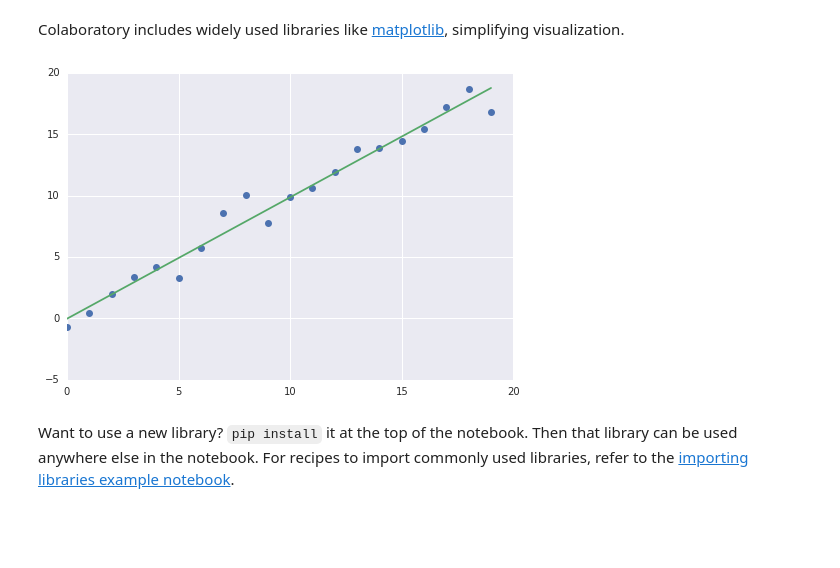
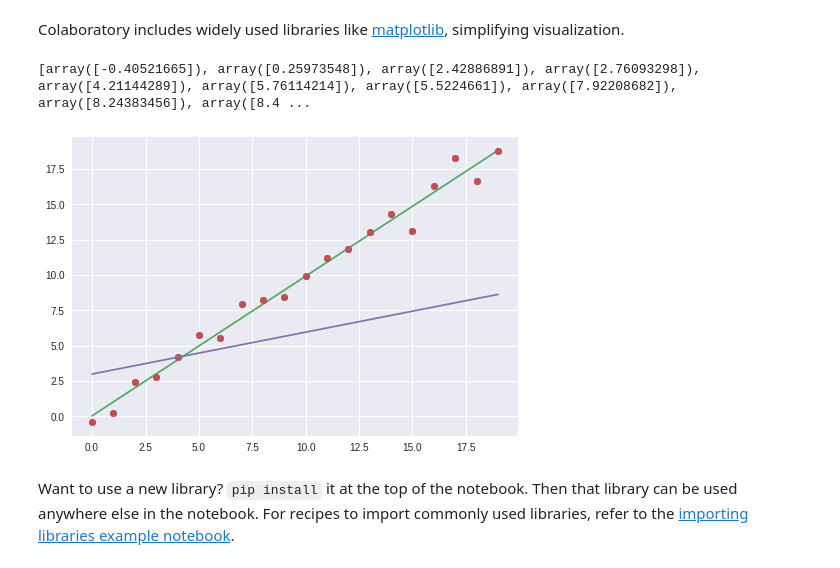
Before and after one commit to Huxwell/colab_tutorial, a Jupyter notebook: Hello,_Colaboratory.ipynb, the cells around one changed output. Drawn from its saved outputs; the diff is of its cells as text; code cells hidden in the pictures; blank space fills up the shorter version.

```diff
--- a/Hello,_Colaboratory.ipynb
+++ b/Hello,_Colaboratory.ipynb
@@ -72,13 +72,16 @@ Colaboratory includes widely used libraries like [matplotlib](https://matplotlib
 # %%
 import matplotlib.pyplot as plt
 import numpy as np
 
 x = np.arange(20)
 y = [x_i + np.random.randn(1) for x_i in x]
+print(y)
 a, b = np.polyfit(x, y, 1)
 _ = plt.plot(x, y, 'o', np.arange(20), a*np.arange(20)+b, '-')
+_ = plt.plot(x, y, 'o', np.arange(20), 0.3*a*np.arange(20)+3, '-')
 # %% [output]
+[array([-0.40521665]), array([0.25973548]), array([2.42886891]), array([2.76093298]), array([4.21144289]), array([5.76114214]), array([5.5224661]), array([7.92208682]), array([8.24383456]), array([8.4 ...
-[figure, old version]
+[figure, new version]
 # %% [markdown]
 Want to use a new library?  `pip install` it at the top of the notebook. Then that library can be used anywhere else in the notebook. For recipes to import commonly used libraries, refer to the [importing libraries example notebook](/notebooks/snippets/importing_libraries.ipynb).
 # %%
```
Also changed, not shown: parts of 3 cells of this notebook.
